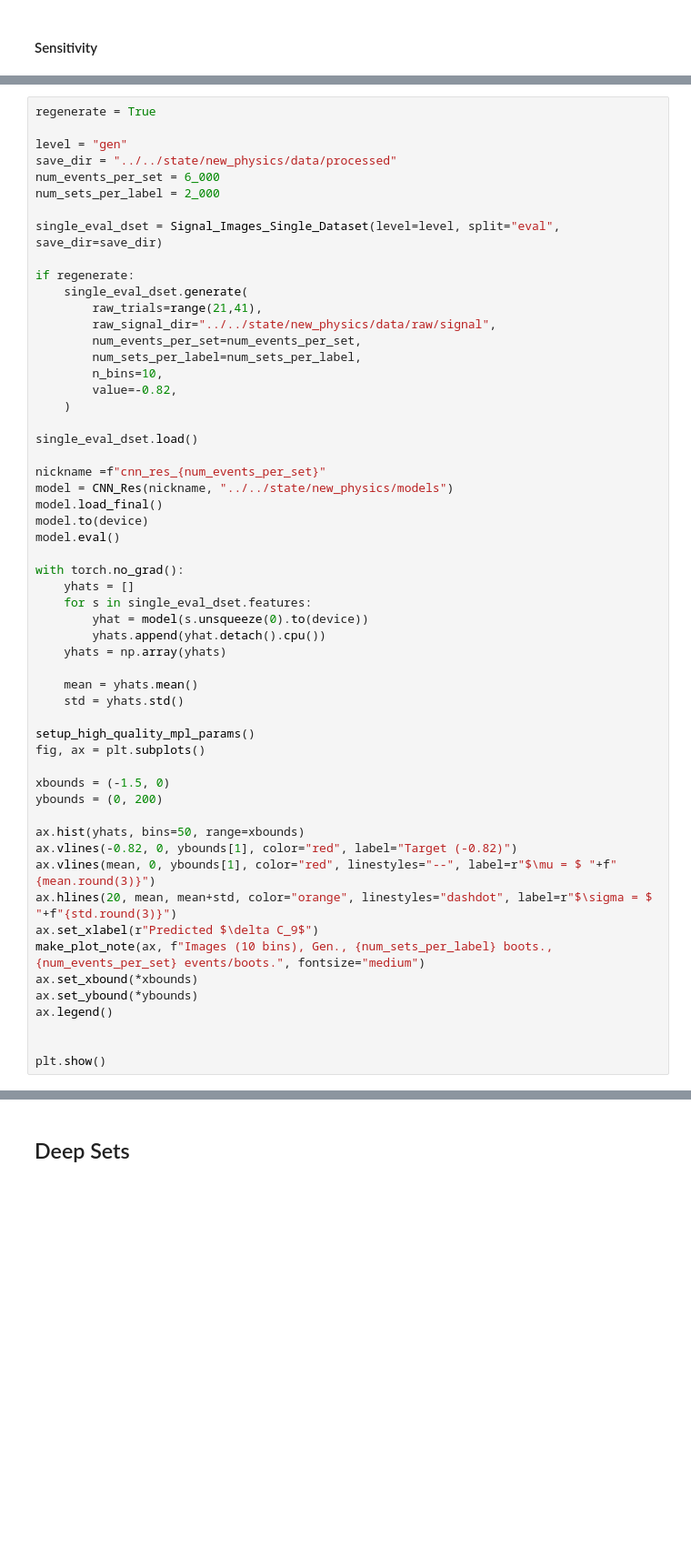
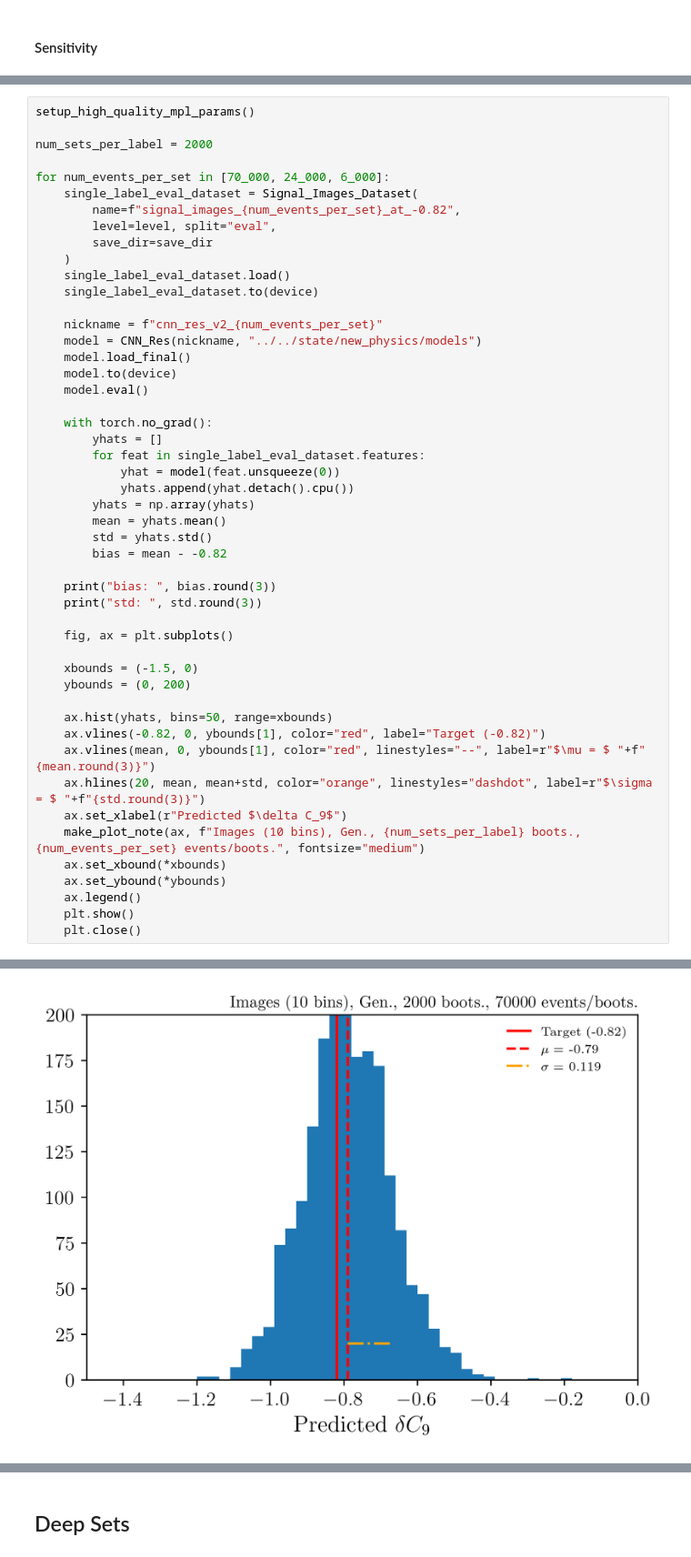
Before and after one commit to ethanlee20/btokstll, a Jupyter notebook: logic/scripts/full.ipynb, the cells around one changed output, grey strips where cells are left out. Shown at 91% size. Cells and saved outputs as stored; diff of their text form; blank space fills up the shorter version.

```diff
--- a/logic/scripts/full.ipynb
+++ b/logic/scripts/full.ipynb
@@ -436,56 +393,50 @@ plt.close()
 # %%
-regenerate = True
+setup_high_quality_mpl_params()
 
-level = "gen"
-save_dir = "../../state/new_physics/data/processed"
-num_events_per_set = 6_000
-num_sets_per_label = 2_000
+num_sets_per_label = 2000
 
-single_eval_dset = Signal_Images_Single_Dataset(level=level, split="eval", save_dir=save_dir)
+for num_events_per_set in [70_000, 24_000, 6_000]:
+    single_label_eval_dataset = Signal_Images_Dataset(
+        name=f"signal_images_{num_events_per_set}_at_-0.82",
+        level=level, split="eval",
+        save_dir=save_dir
+    )
+    single_label_eval_dataset.load()
+    single_label_eval_dataset.to(device)
 
-if regenerate:
-    single_eval_dset.generate(
-        raw_trials=range(21,41),
-        raw_signal_dir="../../state/new_physics/data/raw/signal",
-        num_events_per_set=num_events_per_set,
-        num_sets_per_label=num_sets_per_label,
-        n_bins=10,
-        value=-0.82,
-    )
+    nickname = f"cnn_res_v2_{num_events_per_set}"
+    model = CNN_Res(nickname, "../../state/new_physics/models")
+    model.load_final()
+    model.to(device)
+    model.eval()
 
-single_eval_dset.load()
+    with torch.no_grad():
+        yhats = []
+        for feat in single_label_eval_dataset.features:
+            yhat = model(feat.unsqueeze(0))
+            yhats.append(yhat.detach().cpu())
+        yhats = np.array(yhats)
+        mean = yhats.mean()
+        std = yhats.std()
+        bias = mean - -0.82
 
-nickname =f"cnn_res_{num_events_per_set}"
-model = CNN_Res(nickname, "../../state/new_physics/models")
-model.load_final()
-model.to(device)
-model.eval()
+    print("bias: ", bias.round(3))
+    print("std: ", std.round(3))
 
-with torch.no_grad():
-    yhats = []
-    for s in single_eval_dset.features:
-        yhat = model(s.unsqueeze(0).to(device))
-        yhats.append(yhat.detach().cpu())
-    yhats = np.array(yhats)
+    fig, ax = plt.subplots()
 
-    mean = yhats.mean()
-    std = yhats.std()
+    xbounds = (-1.5, 0)
+    ybounds = (0, 200)
 
-setup_high_quality_mpl_params()
-fig, ax = plt.subplots()
-
-xbounds = (-1.5, 0)
-ybounds = (0, 200)
-
-ax.hist(yhats, bins=50, range=xbounds)
-ax.vlines(-0.82, 0, ybounds[1], color="red", label="Target (-0.82)")
-ax.vlines(mean, 0, ybounds[1], color="red", linestyles="--", label=r"$\mu = $ "+f"{mean.round(3)}")
-ax.hlines(20, mean, mean+std, color="orange", linestyles="dashdot", label=r"$\sigma = $ "+f"{std.round(3)}")
-ax.set_xlabel(r"Predicted $\delta C_9$")
-make_plot_note(ax, f"Images (10 bins), Gen., {num_sets_per_label} boots., {num_events_per_set} events/boots.", fontsize="medium")
-ax.set_xbound(*xbounds)
-ax.set_ybound(*ybounds)
-ax.legend()
-
-
-plt.show()
+    ax.hist(yhats, bins=50, range=xbounds)
+    ax.vlines(-0.82, 0, ybounds[1], color="red", label="Target (-0.82)")
+    ax.vlines(mean, 0, ybounds[1], color="red", linestyles="--", label=r"$\mu = $ "+f"{mean.round(3)}")
+    ax.hlines(20, mean, mean+std, color="orange", linestyles="dashdot", label=r"$\sigma = $ "+f"{std.round(3)}")
+    ax.set_xlabel(r"Predicted $\delta C_9$")
+    make_plot_note(ax, f"Images (10 bins), Gen., {num_sets_per_label} boots., {num_events_per_set} events/boots.", fontsize="medium")
+    ax.set_xbound(*xbounds)
+    ax.set_ybound(*ybounds)
+    ax.legend()
+    plt.show()
+    plt.close()
+# %% [output]
@@ -491,0 +448 @@ plt.show()
+[figure, added]
```
Also changed, not shown: parts of 24 cells of this notebook, 4 other files.
